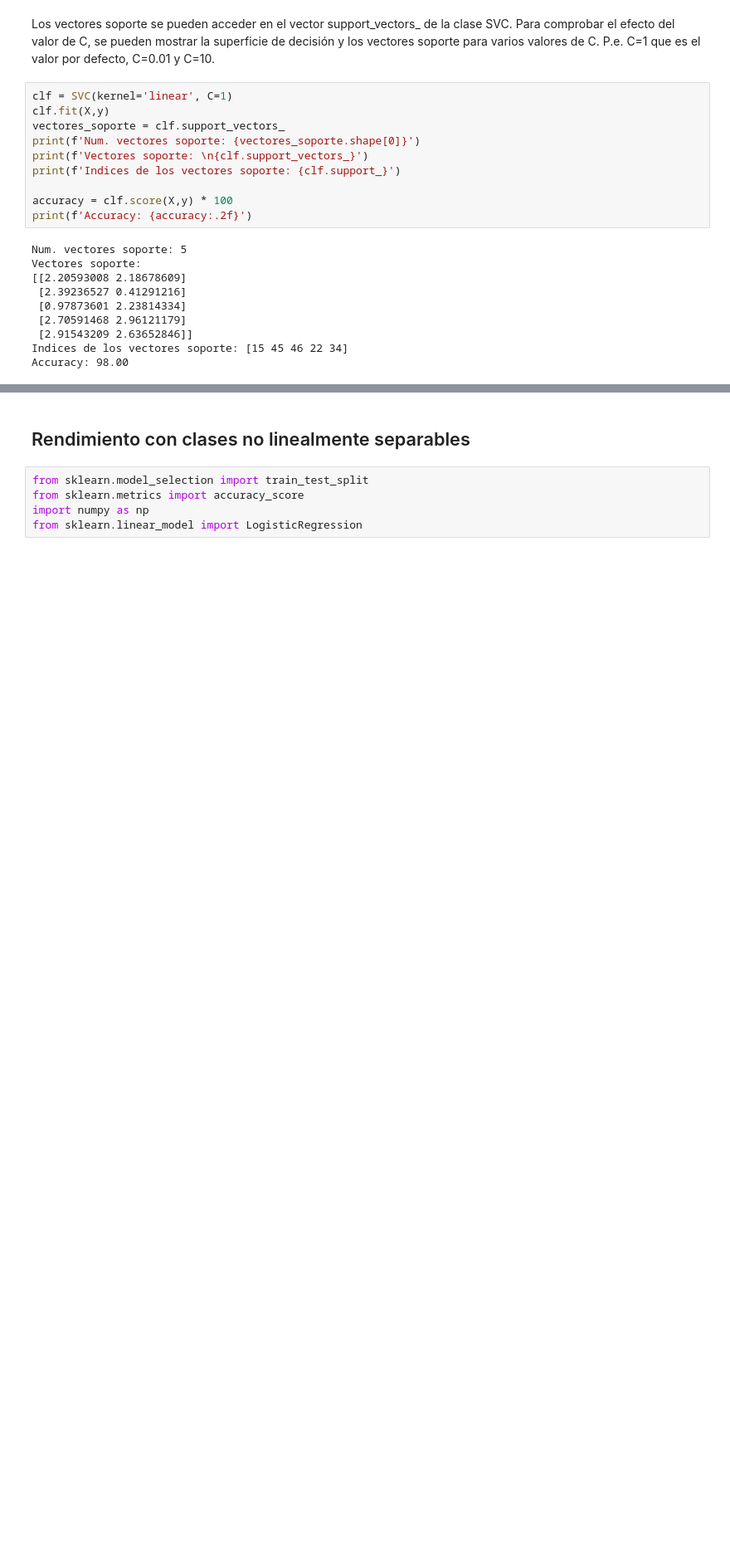
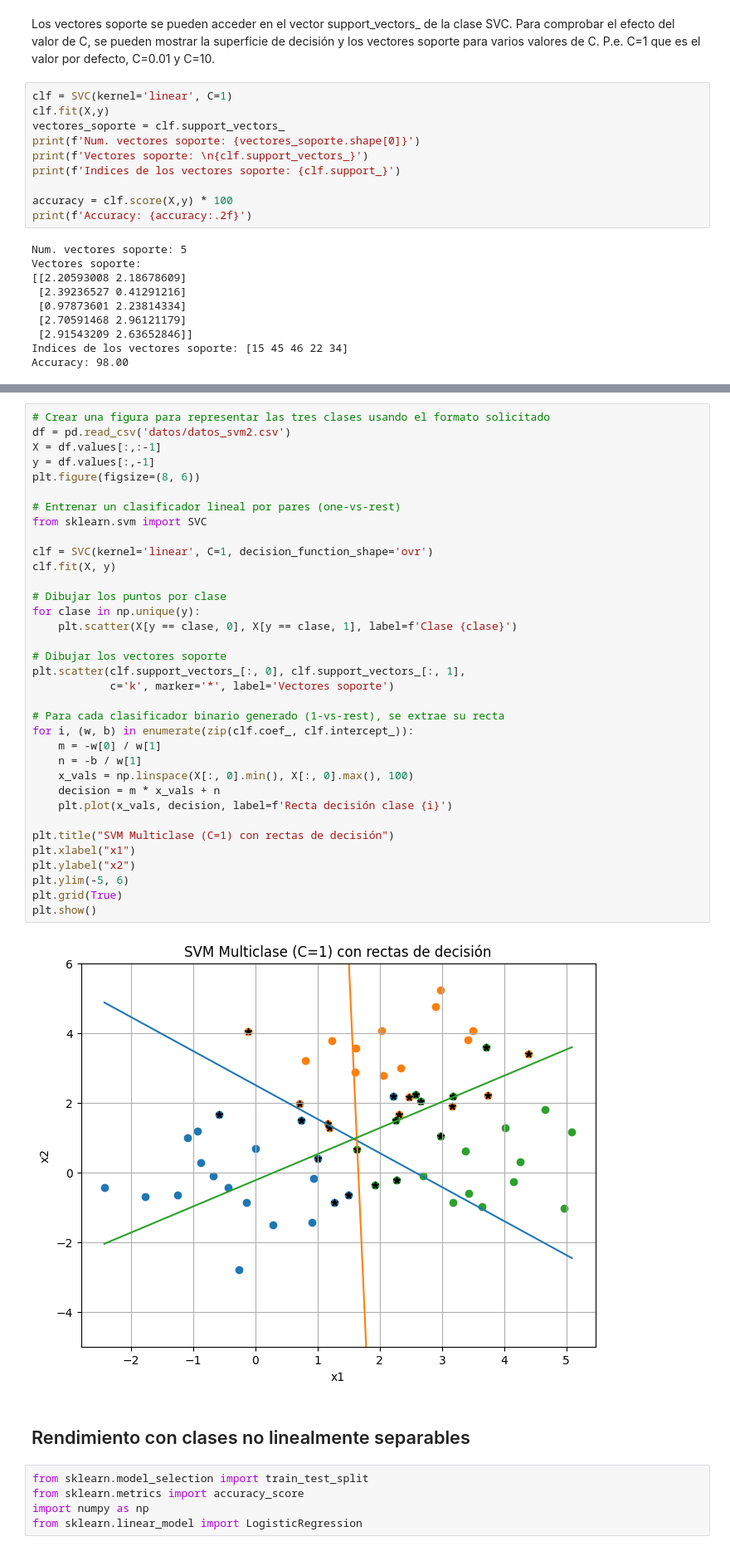
Before and after one commit to miguel-kjh/AA1, a Jupyter notebook: parte2/clase_09_04_25.ipynb, the cells around one changed output, grey strips where cells are left out. Shown at 83% size. Drawn from its saved outputs; the diff is of its cells as text; blank space fills up the shorter version.

```diff
--- a/parte2/clase_09_04_25.ipynb
+++ b/parte2/clase_09_04_25.ipynb
@@ -113,3 +124,40 @@ Utilizando el conjunto de datos datos_svm2.csv repetir lo realizado anteriorment
+# %%
+# Crear una figura para representar las tres clases usando el formato solicitado
+df = pd.read_csv('datos/datos_svm2.csv')
+X = df.values[:,:-1]
+y = df.values[:,-1]
+plt.figure(figsize=(8, 6))
+
+# Entrenar un clasificador lineal por pares (one-vs-rest)
+from sklearn.svm import SVC
+
+clf = SVC(kernel='linear', C=1, decision_function_shape='ovr')
+clf.fit(X, y)
+
+# Dibujar los puntos por clase
+for clase in np.unique(y):
+    plt.scatter(X[y == clase, 0], X[y == clase, 1], label=f'Clase {clase}')
+
+# Dibujar los vectores soporte
+plt.scatter(clf.support_vectors_[:, 0], clf.support_vectors_[:, 1],
+            c='k', marker='*', label='Vectores soporte')
+
+# Para cada clasificador binario generado (1-vs-rest), se extrae su recta
+for i, (w, b) in enumerate(zip(clf.coef_, clf.intercept_)):
+    m = -w[0] / w[1]
+    n = -b / w[1]
+    x_vals = np.linspace(X[:, 0].min(), X[:, 0].max(), 100)
+    decision = m * x_vals + n
+    plt.plot(x_vals, decision, label=f'Recta decisión clase {i}')
+
+plt.title("SVM Multiclase (C=1) con rectas de decisión")
+plt.xlabel("x1")
+plt.ylabel("x2")
+plt.ylim(-5, 6)
+plt.grid(True)
+plt.show()
+# %% [output]
+[figure, added]
 # %% [markdown]
 ## Rendimiento con clases no linealmente separables
 # %%
```
Also changed, not shown: parts of 4 cells of this notebook, 3 other files.
